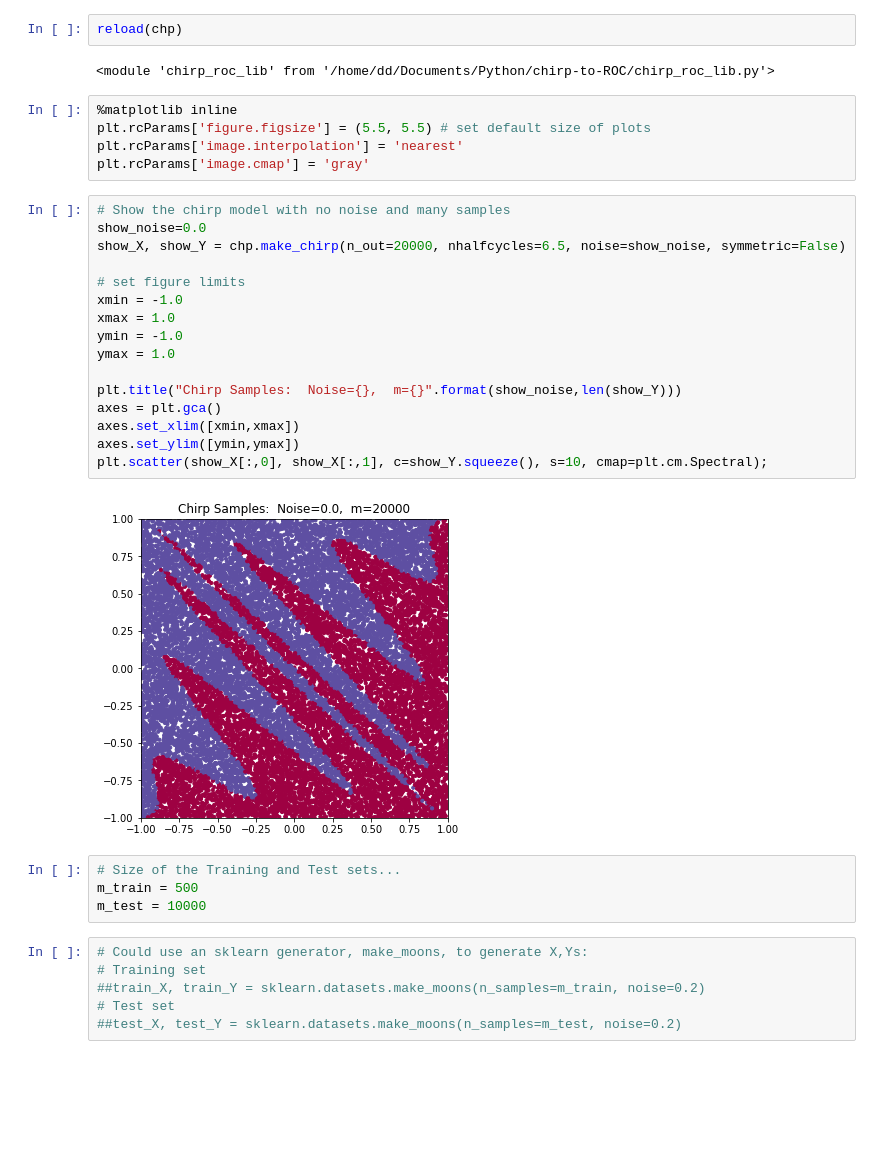
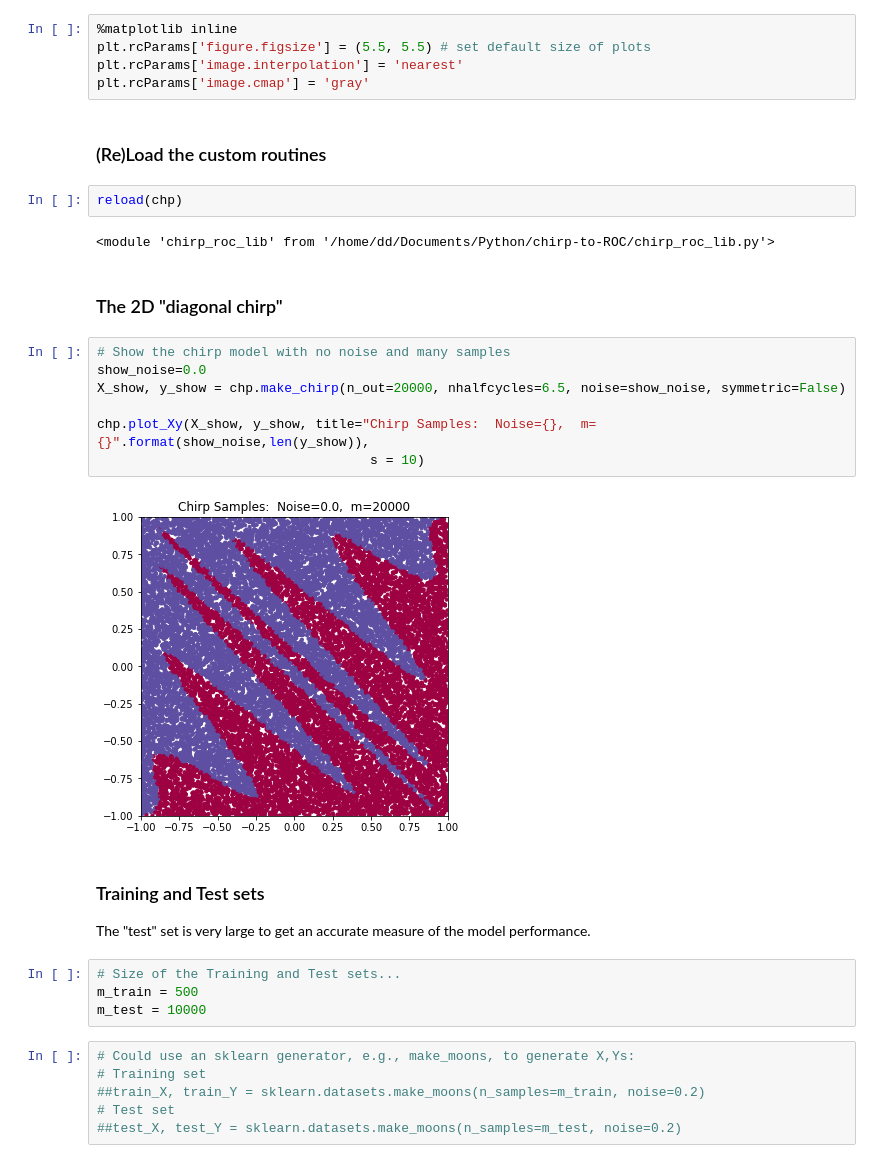
Before and after one commit to dan3dewey/chirp-to-ROC, a Jupyter notebook: chirp-to-ROC_demo.ipynb, the cells around one changed output. Drawn from its saved outputs; the diff is of its cells as text; blank space fills up the shorter version.

```diff
--- a/chirp-to-ROC_demo.ipynb
+++ b/chirp-to-ROC_demo.ipynb
@@ -12,37 +13,35 @@ from imp import reload
 import chirp_roc_lib as chp
+# %%
+%matplotlib inline
+plt.rcParams['figure.figsize'] = (5.5, 5.5) # set default size of plots
+plt.rcParams['image.interpolation'] = 'nearest'
+plt.rcParams['image.cmap'] = 'gray'
+# %% [markdown]
+### (Re)Load the custom routines
 # %%
 reload(chp)
 # %% [output]
 <module 'chirp_roc_lib' from '/home/dd/Documents/Python/chirp-to-ROC/chirp_roc_lib.py'>
-# %%
-%matplotlib inline
-plt.rcParams['figure.figsize'] = (5.5, 5.5) # set default size of plots
-plt.rcParams['image.interpolation'] = 'nearest'
-plt.rcParams['image.cmap'] = 'gray'
+# %% [markdown]
+### The 2D "diagonal chirp"
 # %%
 # Show the chirp model with no noise and many samples
 show_noise=0.0
-show_X, show_Y = chp.make_chirp(n_out=20000, nhalfcycles=6.5, noise=show_noise, symmetric=False)
+X_show, y_show = chp.make_chirp(n_out=20000, nhalfcycles=6.5, noise=show_noise, symmetric=False)
 
-# set figure limits
-xmin = -1.0
-xmax = 1.0
-ymin = -1.0
-ymax = 1.0
-
-plt.title("Chirp Samples:  Noise={},  m={}".format(show_noise,len(show_Y)))
-axes = plt.gca()
-axes.set_xlim([xmin,xmax])
-axes.set_ylim([ymin,ymax])
-plt.scatter(show_X[:,0], show_X[:,1], c=show_Y.squeeze(), s=10, cmap=plt.cm.Spectral);
+chp.plot_Xy(X_show, y_show, title="Chirp Samples:  Noise={},  m={}".format(show_noise,len(y_show)),
+                                   s = 10)
 # %% [output]
-[figure, old version]
+[figure, new version]
+# %% [markdown]
+### Training and Test sets
+The "test" set is very large to get an accurate measure of the model performance.
 # %%
 # Size of the Training and Test sets...
 m_train = 500
 m_test = 10000
 # %%
-# Could use an sklearn generator, make_moons, to generate X,Ys:
+# Could use an sklearn generator, e.g., make_moons, to generate X,Ys:
 # Training set
 ##train_X, train_Y = sklearn.datasets.make_moons(n_samples=m_train, noise=0.2)
 # Test set
```
Also changed, not shown: parts of 33 cells of this notebook, 1 other file.
